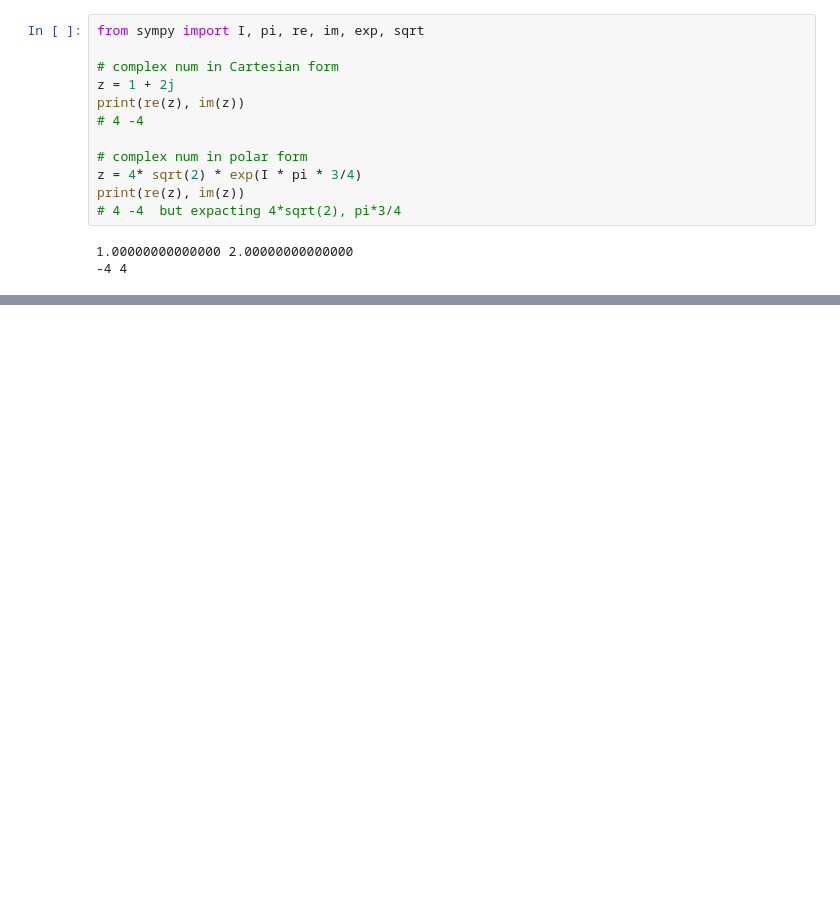
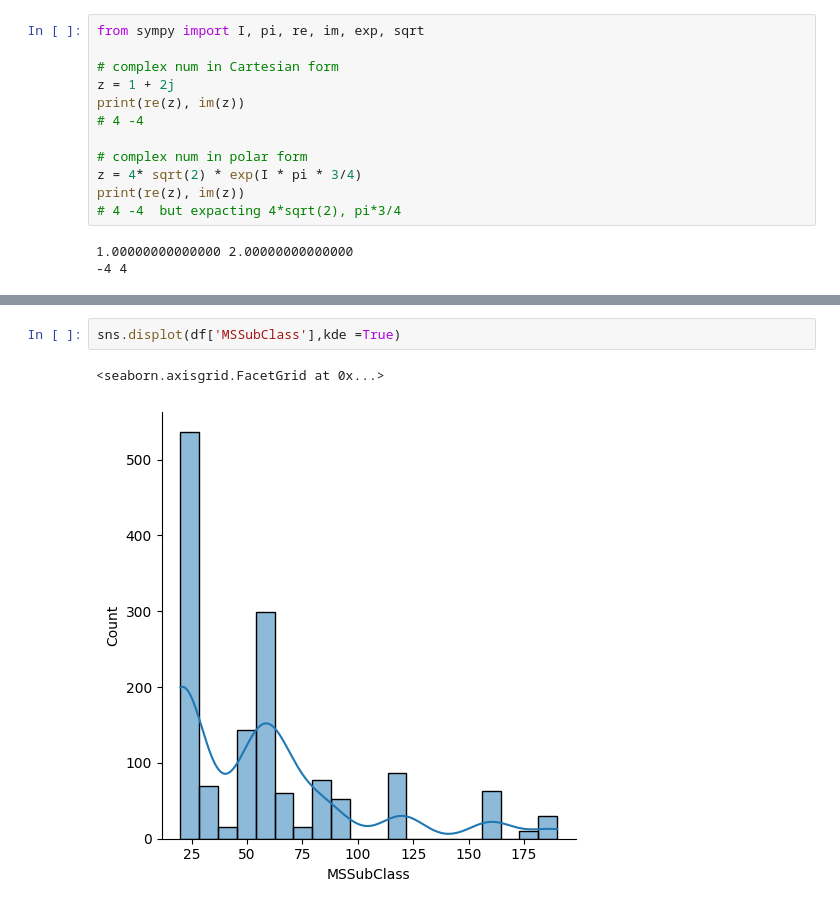
Before and after one commit to pmanish790/dsc, a Jupyter notebook: Ana_patern.ipynb, the cells around one changed output, grey strips where cells are left out. Drawn from its saved outputs; the diff is of its cells as text; blank space fills up the shorter version.

```diff
--- a/Ana_patern.ipynb
+++ b/Ana_patern.ipynb
@@ -2072,0 +2282,5 @@ print(re(z), im(z))
+# %%
+sns.displot(df['MSSubClass'],kde =True)
+# %% [output]
+<seaborn.axisgrid.FacetGrid at 0x...>
+[figure, added]
```
Also changed, not shown: parts of 69 cells of this notebook.
